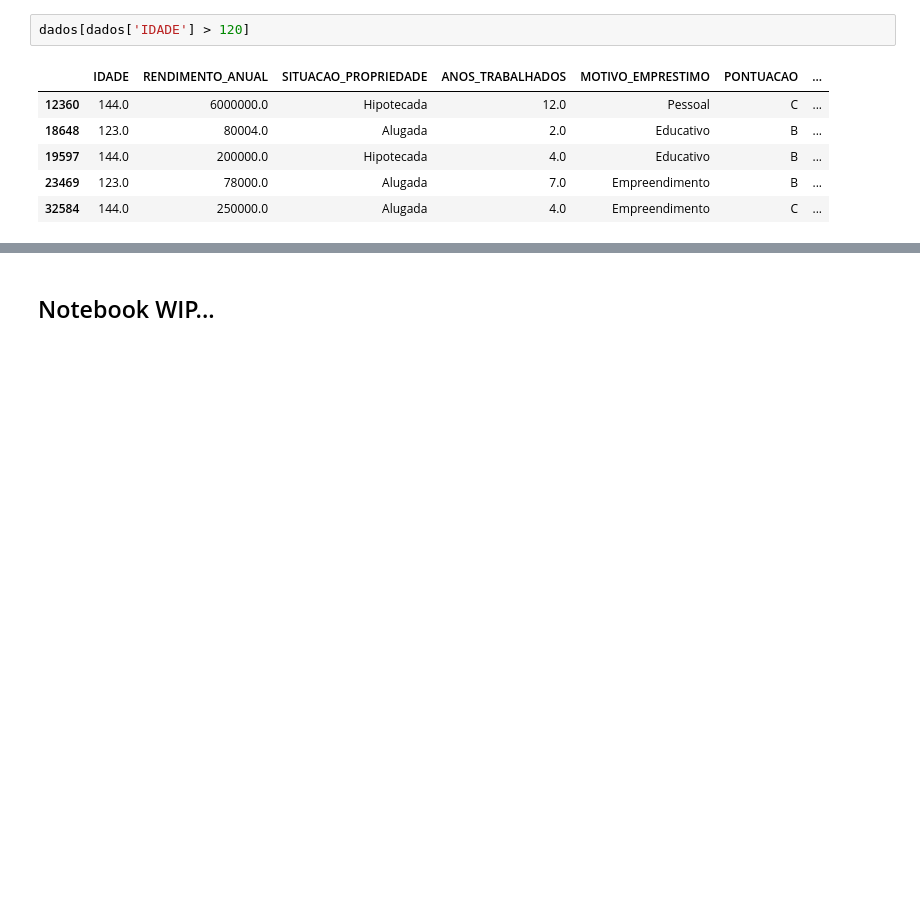
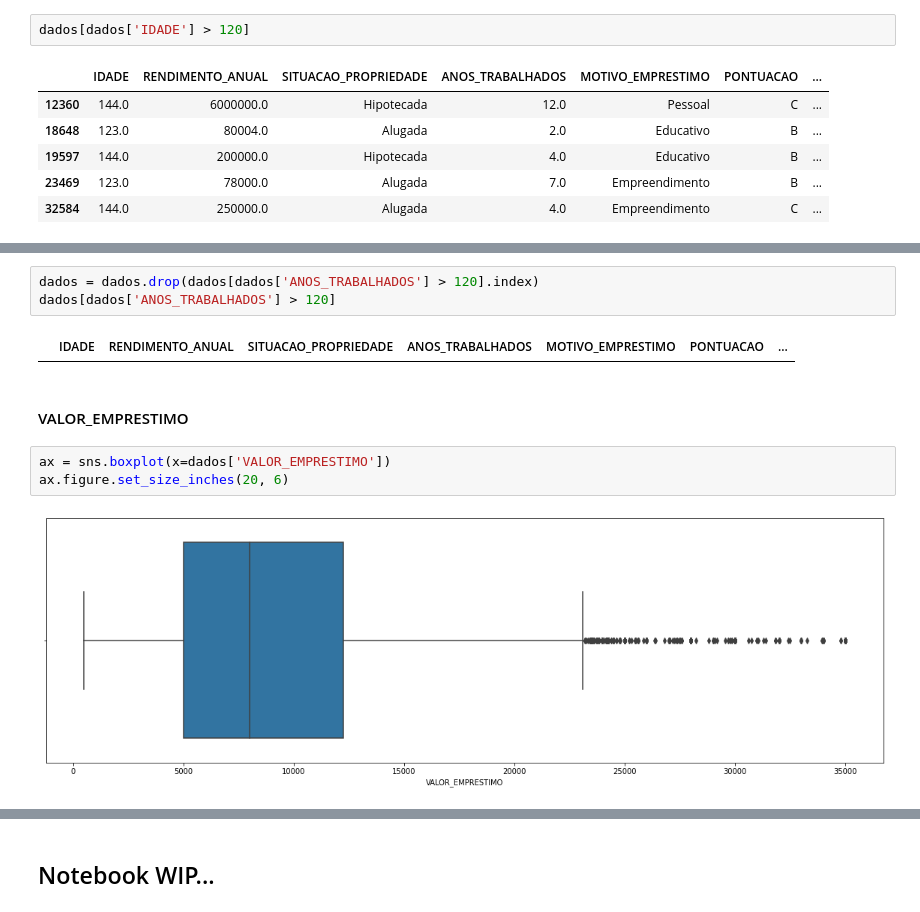
Before and after one commit to PericlesSavio/Alura_Challenge_Data_Science-2022, a Jupyter notebook: semana_2.ipynb, the cells around one changed output, grey strips where cells are left out. Cells and saved outputs as stored; diff of their text form; blank space fills up the shorter version.

```diff
--- a/semana_2.ipynb
+++ b/semana_2.ipynb
@@ -152,0 +398,12 @@ dados = dados.drop(dados[dados['IDADE'] > 120].index)
+# %%
+dados = dados.drop(dados[dados['ANOS_TRABALHADOS'] > 120].index)
+dados[dados['ANOS_TRABALHADOS'] > 120]
+# %% [output]
+|  | IDADE | RENDIMENTO_ANUAL | SITUACAO_PROPRIEDADE | ANOS_TRABALHADOS | MOTIVO_EMPRESTIMO | PONTUACAO | ... |
+# %% [markdown]
+#### VALOR_EMPRESTIMO
+# %%
+ax = sns.boxplot(x=dados['VALOR_EMPRESTIMO'])
+ax.figure.set_size_inches(20, 6)
+# %% [output]
+[figure, added]
```
Also changed, not shown: parts of 64 cells of this notebook, 1 other file.
